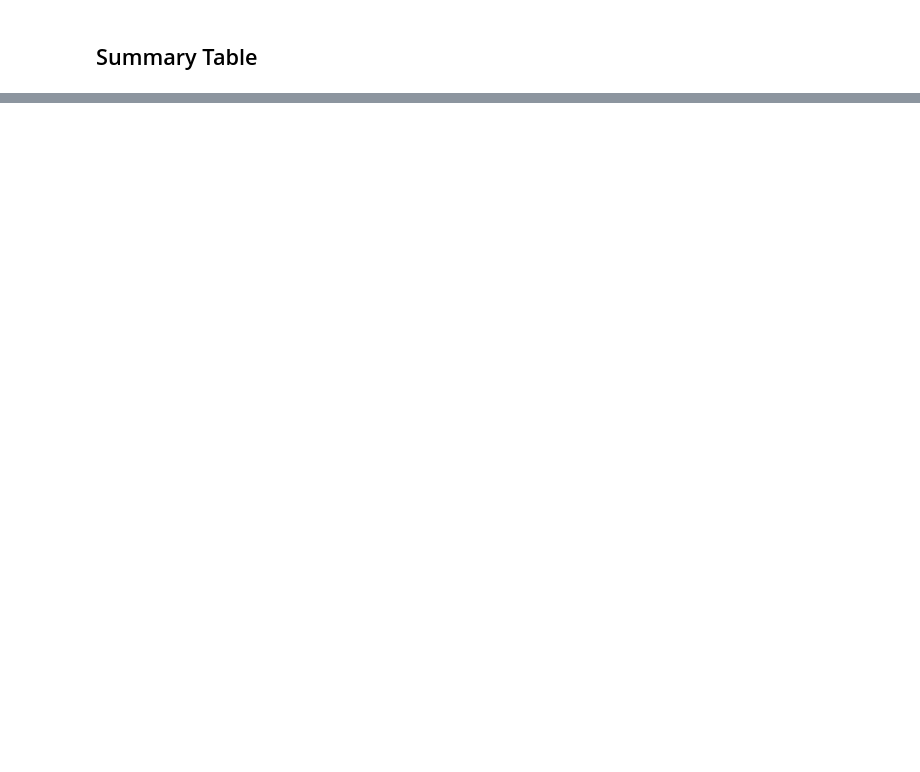
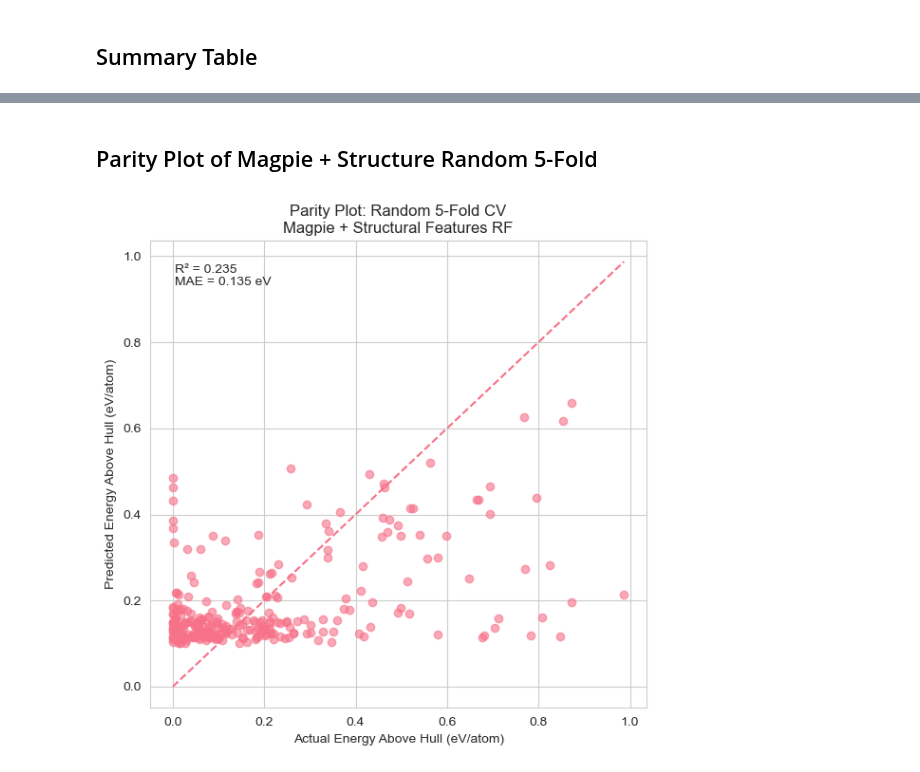
Before and after one commit to benbenmerk-stack/Merkin_FinalProject, a Jupyter notebook: notebooks/04_results_visualization.ipynb, the cells around one changed output, grey strips where cells are left out. Cells and saved outputs as stored; diff of their text form; code cells hidden in the pictures; blank space fills up the shorter version.

```diff
--- a/notebooks/04_results_visualization.ipynb
+++ b/notebooks/04_results_visualization.ipynb
@@ -357,0 +332,73 @@ Exported to ../data/final_results_table.csv
+# %% [markdown]
+## Parity Plot of Magpie + Structure Random 5-Fold
+# %%
+#Parity plot of the magpie + structure random split 5-fold CV, which had the best R2
+
+from sklearn.metrics import r2_score, mean_absolute_error
+
+# Load predictions
+parity_df = pd.read_csv(
+    "../data/random_magpie_structure_predictions.csv"
+)
+
+y_true = parity_df["Actual"]
+y_pred = parity_df["Predicted"]
+
+
+# Calculate metrics
+r2 = r2_score(y_true, y_pred)
+mae = mean_absolute_error(y_true, y_pred)
+
+
+# -------------------------------
+# Parity plot
+# -------------------------------
+
+plt.figure(figsize=(6,6))
+
+plt.scatter(
+    y_true,
+    y_pred,
+    alpha=0.6
+)
+
+# 1:1 line
+min_val = min(y_true.min(), y_pred.min())
+max_val = max(y_true.max(), y_pred.max())
+
+plt.plot(
+    [min_val, max_val],
+    [min_val, max_val],
+    linestyle="--"
+)
+
+
+plt.xlabel("Actual Energy Above Hull (eV/atom)")
+plt.ylabel("Predicted Energy Above Hull (eV/atom)")
+
+plt.title(
+    "Parity Plot: Random 5-Fold CV\nMagpie + Structural Features RF"
+)
+
+
+# Add metrics
+plt.text(
+    0.05,
+    0.95,
+    f"R² = {r2:.3f}\nMAE = {mae:.3f} eV",
+    transform=plt.gca().transAxes,
+    verticalalignment="top"
+)
+
+
+plt.tight_layout()
+
+plt.savefig(
+    "random_magpie_structure_parity.png",
+    dpi=100,
+    bbox_inches="tight"
+)
+
+plt.show()
+# %% [output]
+[figure, added]
```
Also changed, not shown: parts of 13 cells of this notebook, 16 other files.
